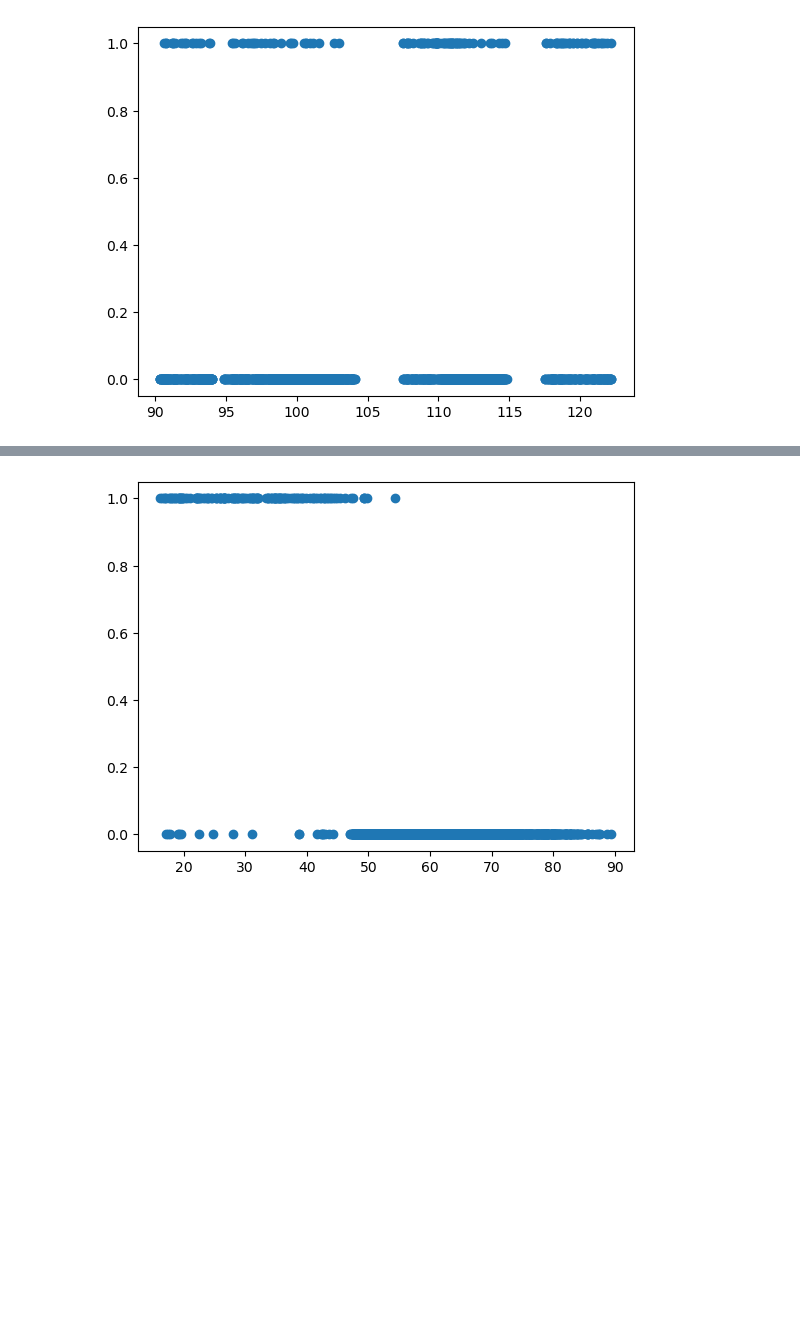
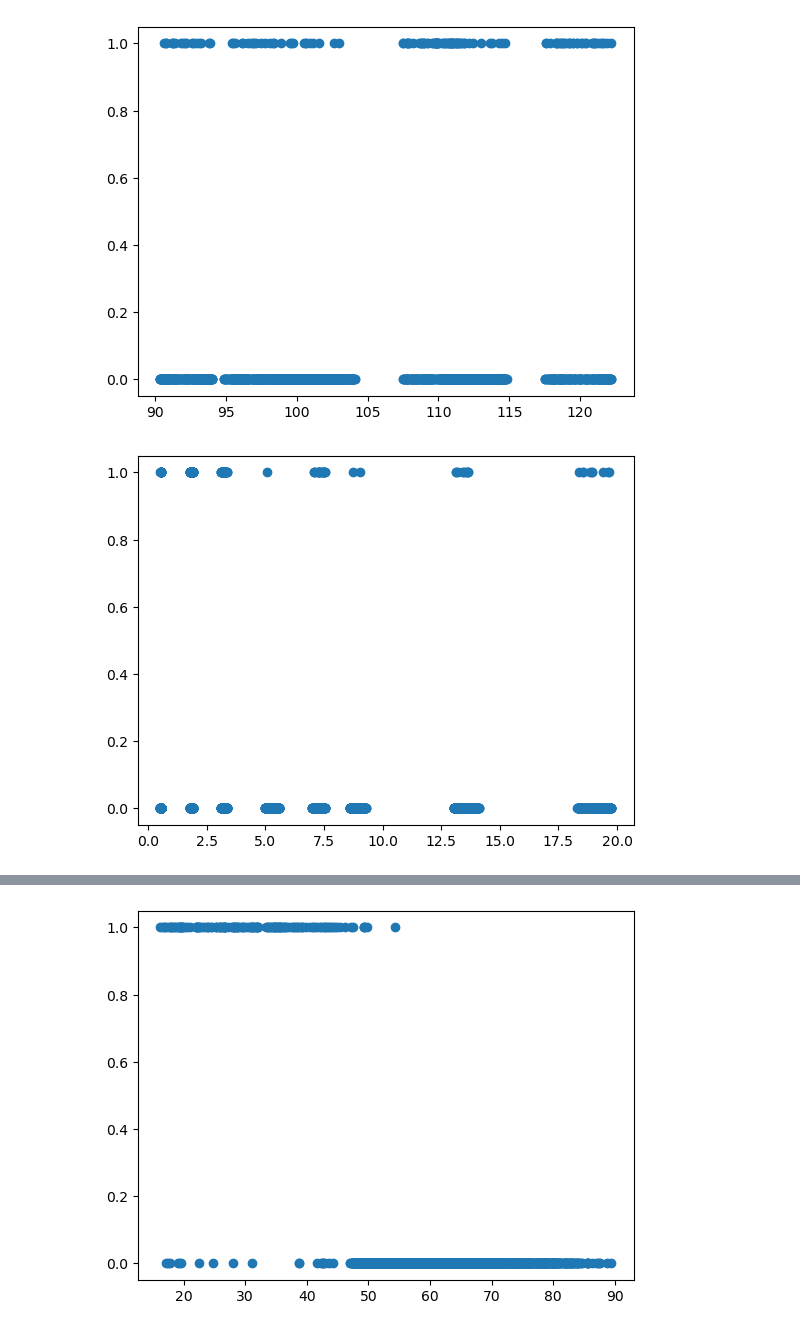
Before and after one commit to mengtsian/Qian-, a Jupyter notebook: Eltog.ipynb, the cells around one changed output, grey strips where cells are left out. Cells and saved outputs as stored; diff of their text form; code cells hidden in the pictures; blank space fills up the shorter version.

```diff
--- a/Eltog.ipynb
+++ b/Eltog.ipynb
@@ -65,3 +67,10 @@ plt.scatter(x,y)
 plt.show()
 # %% [output]
 [figure]
+# %%
+x = df[["wind_speed"]]
+y = df["incident"]
+plt.scatter(x,y)
+plt.show()
+# %% [output]
+[figure, added]
```
Also changed, not shown: parts of 11 cells of this notebook.
